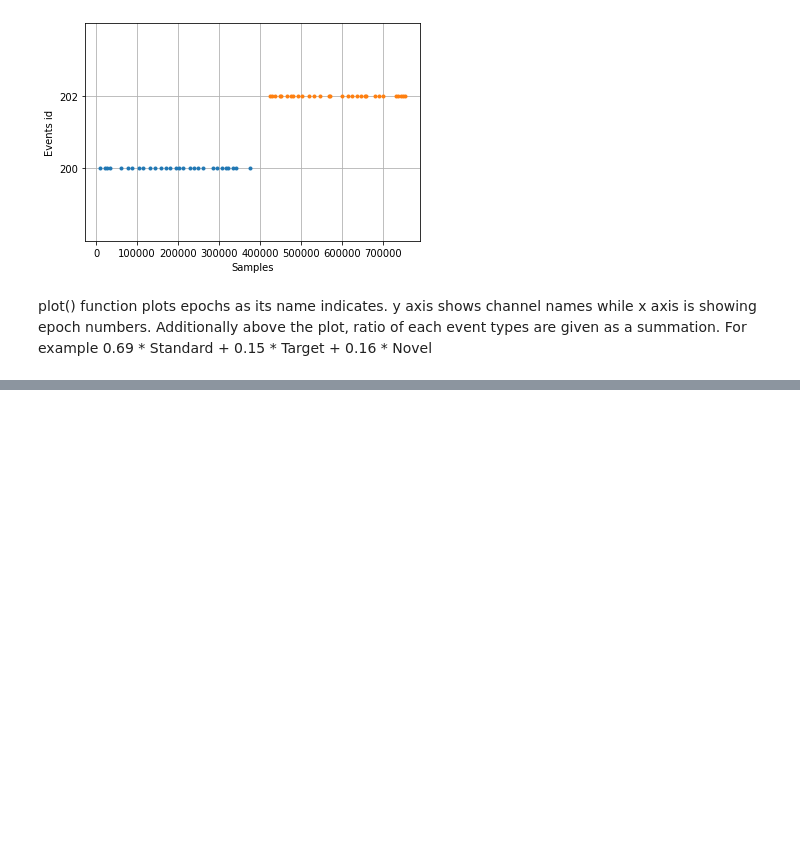
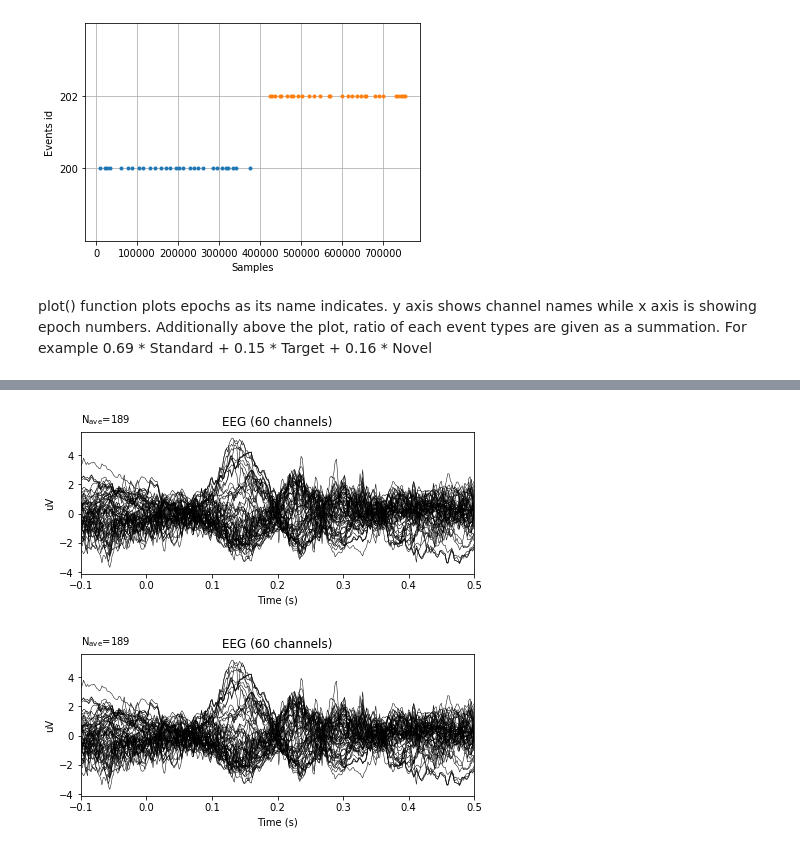
Before and after one commit to aath0/AlgorithmsNeuroscience, a Jupyter notebook: Tutorials/DataVisualization.ipynb, the cells around one changed output, grey strips where cells are left out. Drawn from its saved outputs; the diff is of its cells as text; code cells hidden in the pictures; blank space fills up the shorter version.

```diff
--- a/Tutorials/DataVisualization.ipynb
+++ b/Tutorials/DataVisualization.ipynb
@@ -84,0 +111,6 @@ print(len(epochs['Target'])/len(epochs))
+# %%
+#Modified evoked object
+epochs.average().plot()
+# %% [output]
+[figure, added]
+[figure, added]
```
Also changed, not shown: parts of 16 cells of this notebook.
